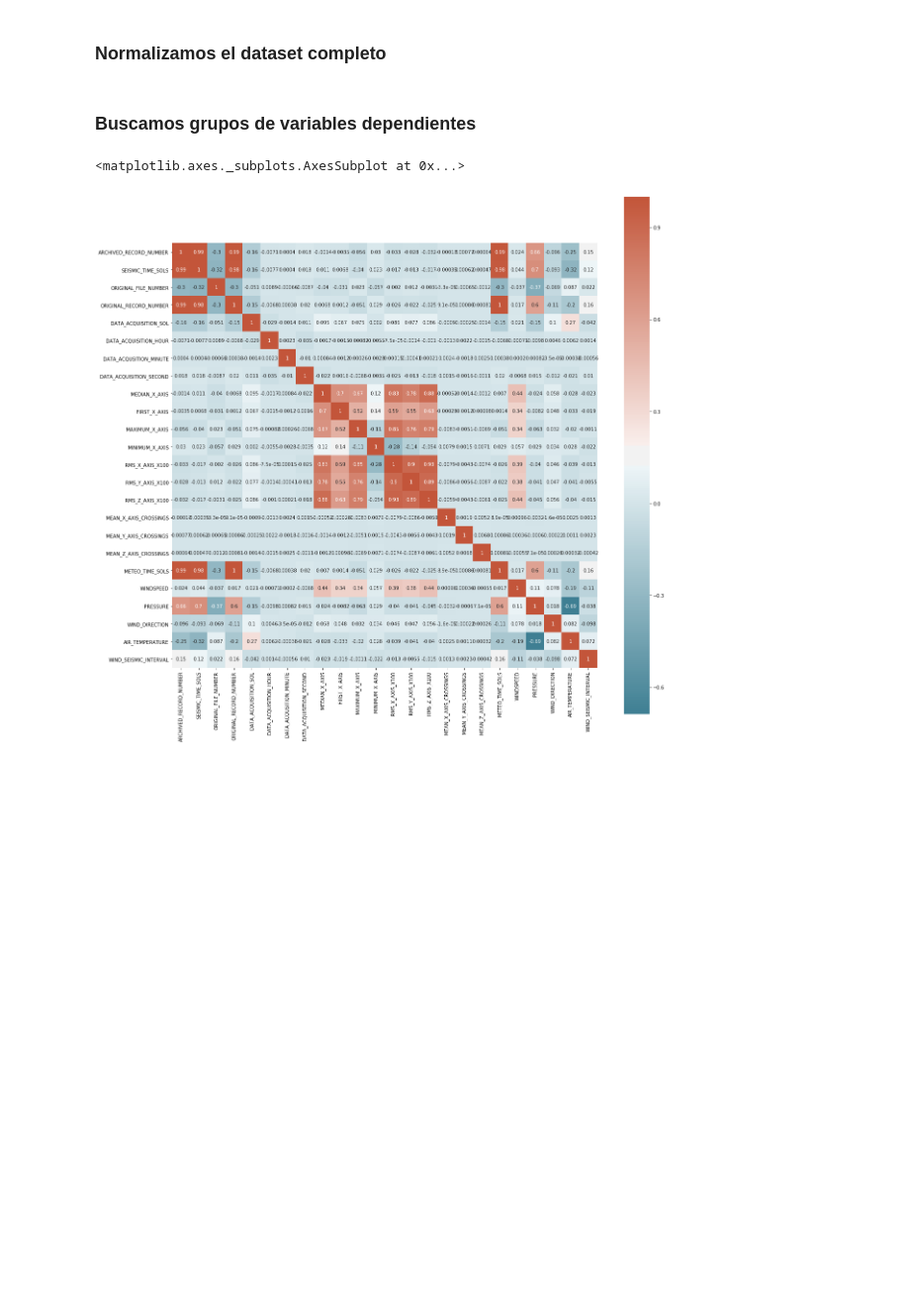
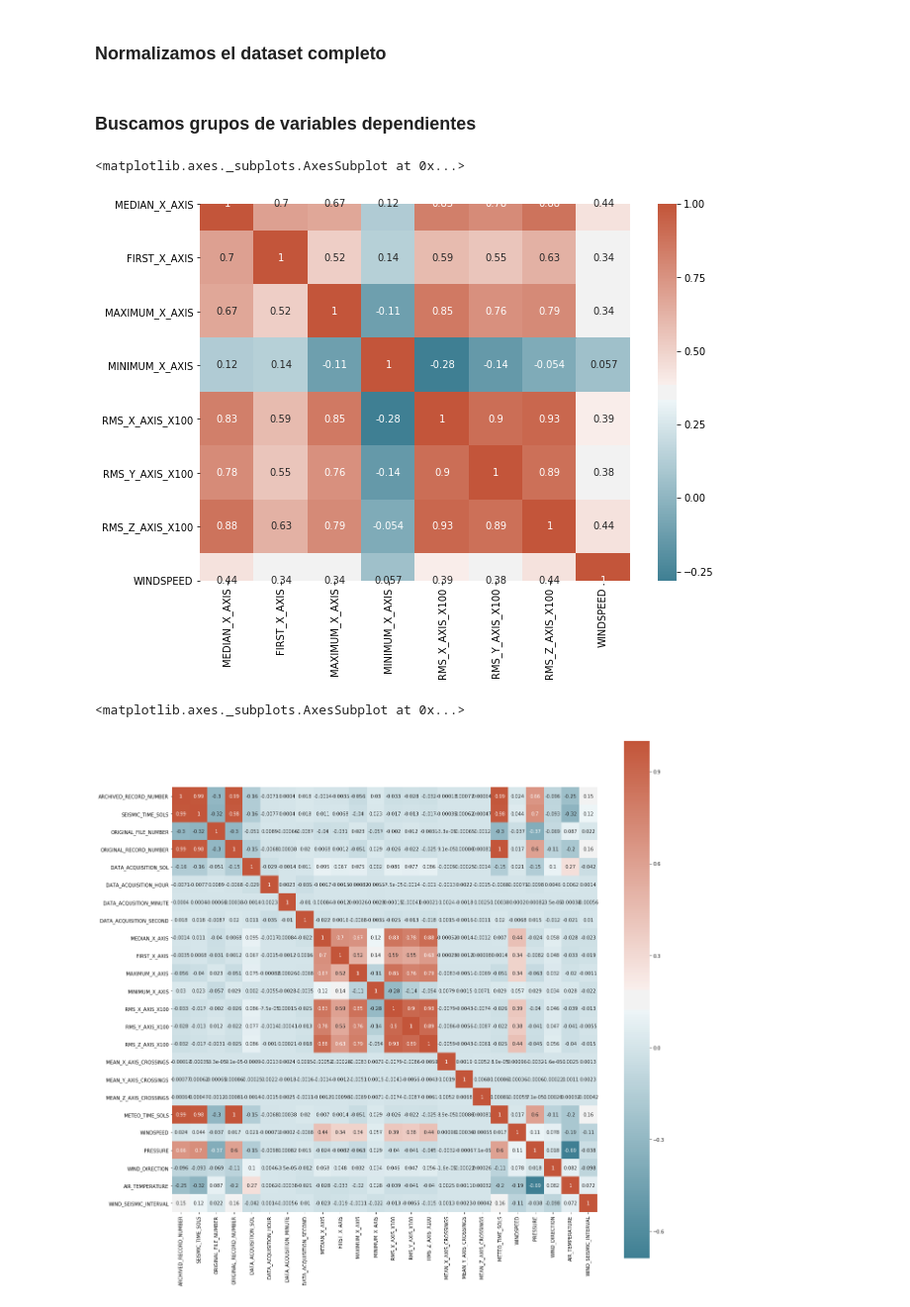
Before and after one commit to gabgarar/NASA---Mision-Vikings, a Jupyter notebook: CLUSTERING.ipynb, the cells around one changed output. Shown at 99% size. Drawn from its saved outputs; the diff is of its cells as text; code cells hidden in the pictures; blank space fills up the shorter version.

```diff
--- a/CLUSTERING.ipynb
+++ b/CLUSTERING.ipynb
@@ -52,6 +47,18 @@ df_norm = StandardScaler().fit_transform(fd.astype(float))
 df_norm= pd.DataFrame(df_norm, columns=fd.columns)
 # %% [markdown]
 ### Buscamos grupos de variables dependientes
+# %%
+ff = ['MEDIAN_X_AXIS', 'FIRST_X_AXIS',
+       'MAXIMUM_X_AXIS','MINIMUM_X_AXIS','RMS_X_AXIS_X100',
+       'RMS_Y_AXIS_X100', 'RMS_Z_AXIS_X100','WINDSPEED']
+
+ff = df_norm[ff]
+f, ax = plt.subplots(figsize=(10,7))
+corr = ff.corr()
+sns.heatmap(corr,square=True ,cmap=sns.diverging_palette(220, 20, as_cmap=True), ax=ax , annot = True)
+# %% [output]
+<matplotlib.axes._subplots.AxesSubplot at 0x...>
+[figure, added]
 # %%
 f, ax = plt.subplots(figsize=(20,20))
 corr = df_norm.corr()
```
Also changed, not shown: parts of 4 cells of this notebook, 2 other files.
